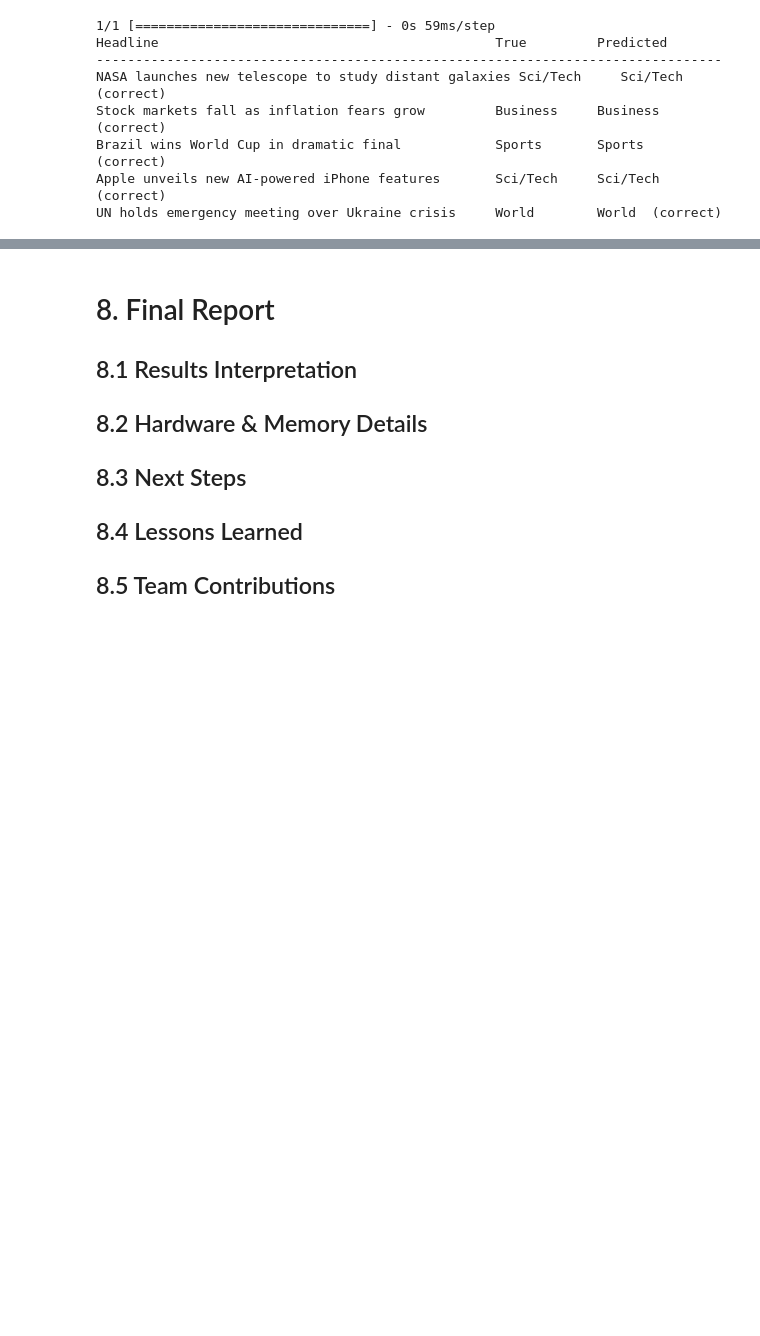
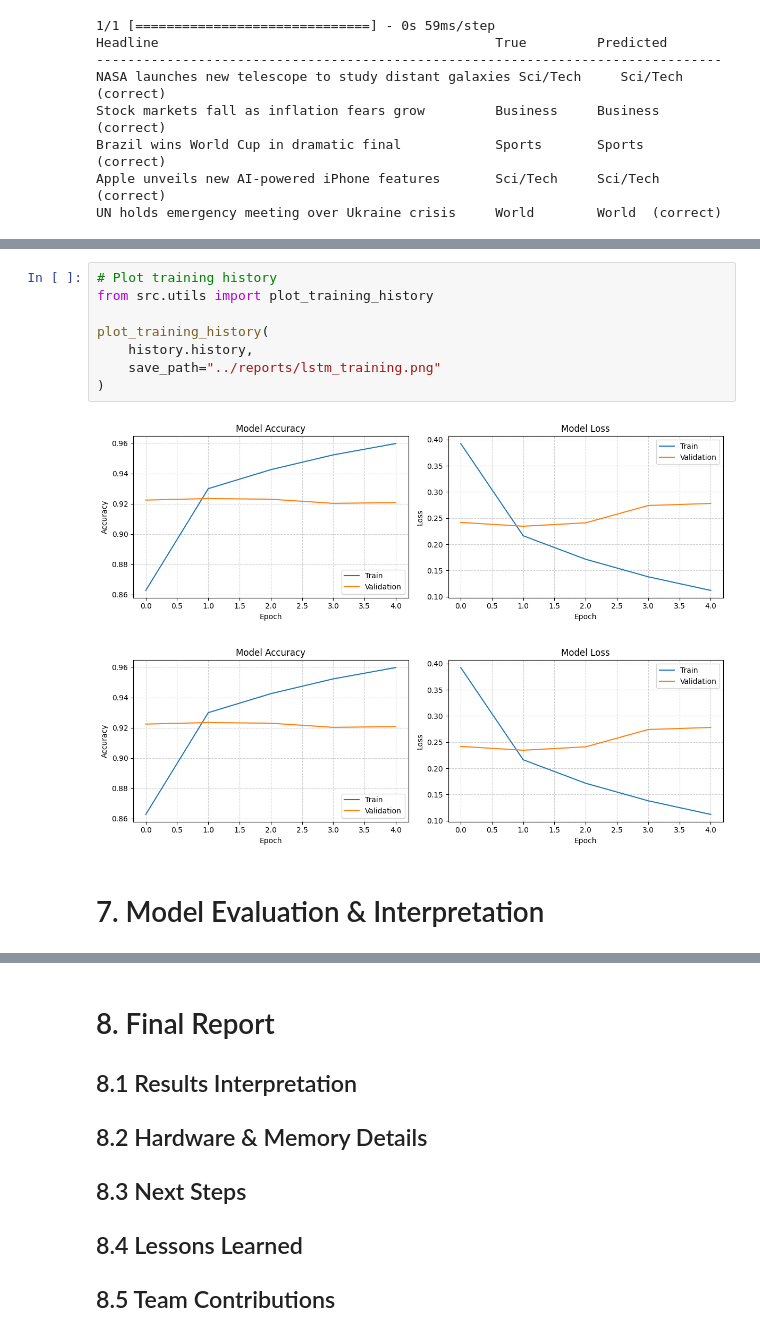
Before and after one commit to jordan6andres/math4dl_project, a Jupyter notebook: notebooks/dl_math_project.ipynb, the cells around one changed output, grey strips where cells are left out. Drawn from its saved outputs; the diff is of its cells as text; blank space fills up the shorter version.

```diff
--- a/notebooks/dl_math_project.ipynb
+++ b/notebooks/dl_math_project.ipynb
@@ -821,0 +962,13 @@ UN holds emergency meeting over Ukraine crisis     World        World  (correct)
+# %%
+# Plot training history
+from src.utils import plot_training_history
+
+plot_training_history(
+    history.history,
+    save_path="../reports/lstm_training.png"
+)
+# %% [output]
+[figure, added]
+[figure, added]
+# %% [markdown]
+# 7. Model Evaluation & Interpretation
```
Also changed, not shown: parts of 24 cells of this notebook, 2 other files.
